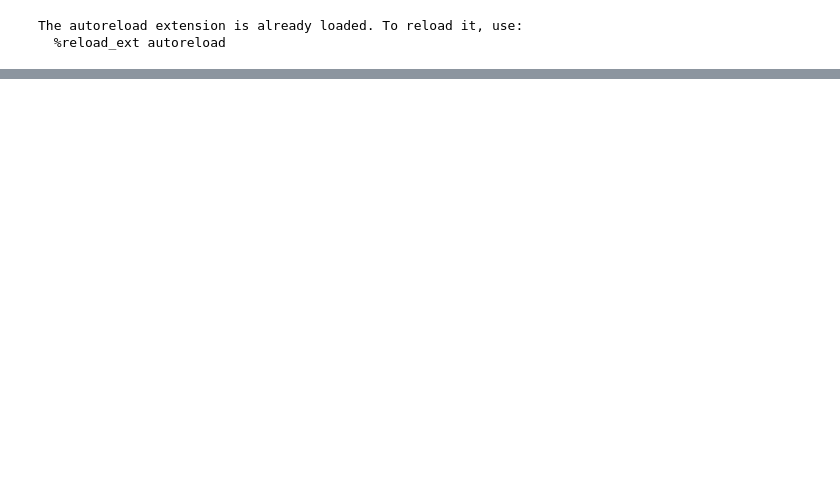
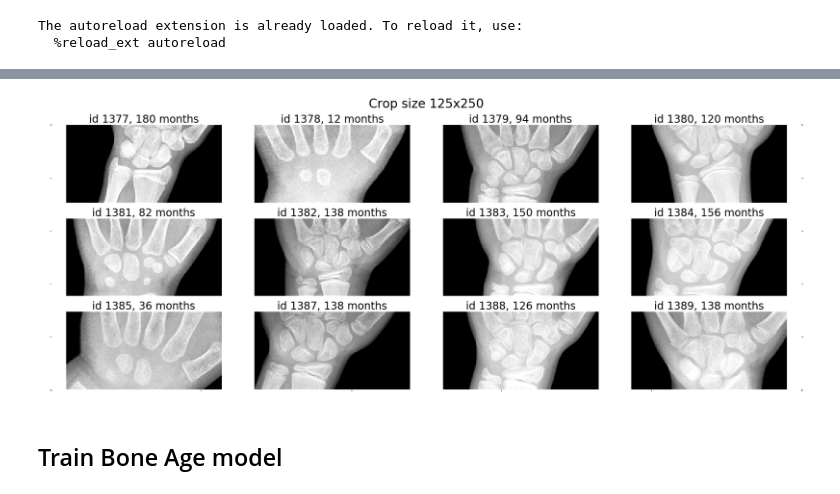
Before and after one commit to neuro-inc/ml-recipe-bone-age, a Jupyter notebook: notebooks/demo.ipynb, the cells around one changed output, grey strips where cells are left out. Drawn from its saved outputs; the diff is of its cells as text; code cells hidden in the pictures; blank space fills up the shorter version.

```diff
--- a/notebooks/demo.ipynb
+++ b/notebooks/demo.ipynb
@@ -54,0 +107,20 @@ plt.show()
+# %%
+# With `get_transform` function we extract cropped, rescaled and augmented regions of interest
+# This allows us to experiment with different areas of a radiograph. See the paper referenced in README
+# We also normalize labels by demeaning and rescaling to (120, 120), see `normalize_target` function
+
+# Let's crop just wrist area
+crop_center = (1600, 800)
+crop_size = (500, 1000)
+scale = 0.25
+crop_dict = {'crop_center': crop_center, 'crop_size': crop_size}
+train_transform = get_transform(augmentation=True, crop_dict=crop_dict, scale=scale)
+
+boneage_dataset = BoneAgeDataset(bone_age_frame=bone_age_frame, root=image_root,
+                                 transform=train_transform, target_transform=normalize_target)
+nimages = 12
+plot_radiographs(boneage_dataset, nimages)
+# %% [output]
+[figure, added]
+# %% [markdown]
+## Train Bone Age model
```
Also changed, not shown: parts of 19 cells of this notebook, 2 other files.
